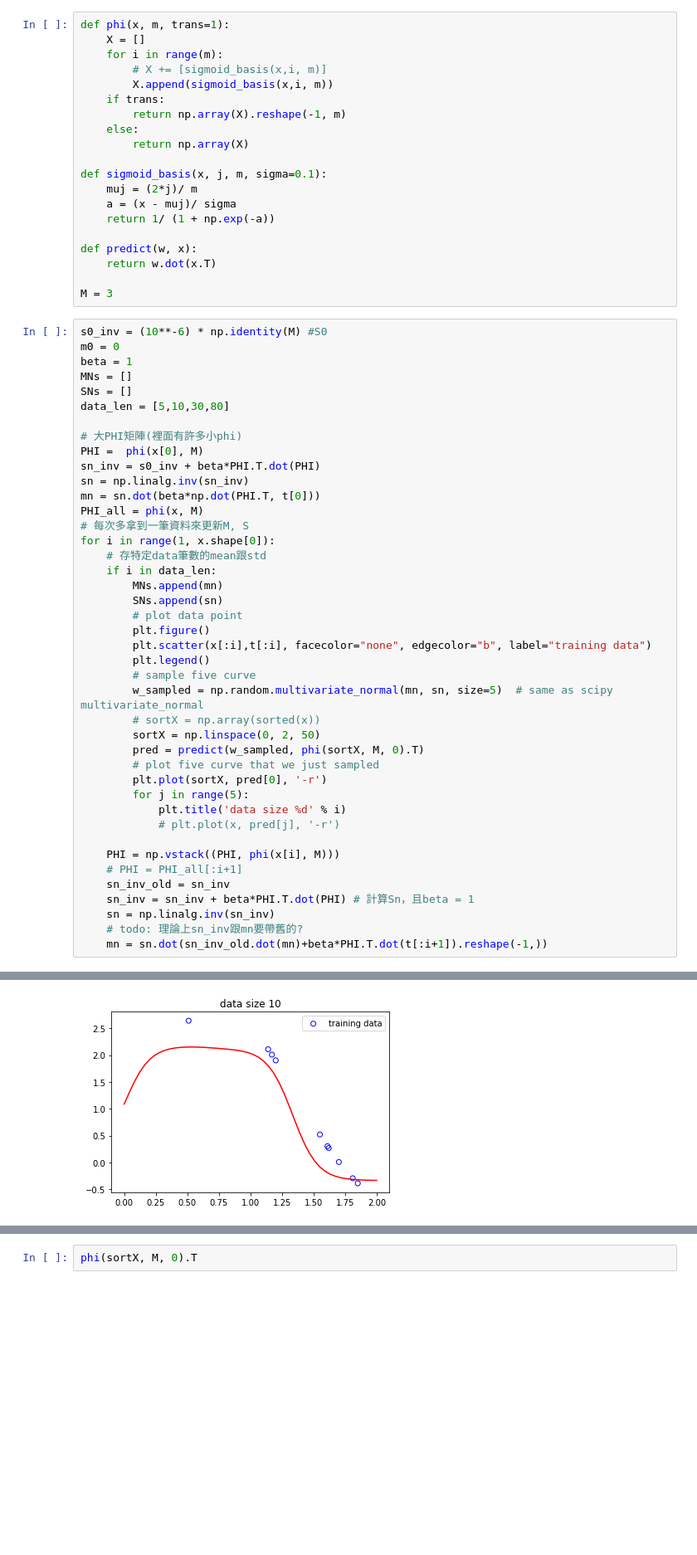
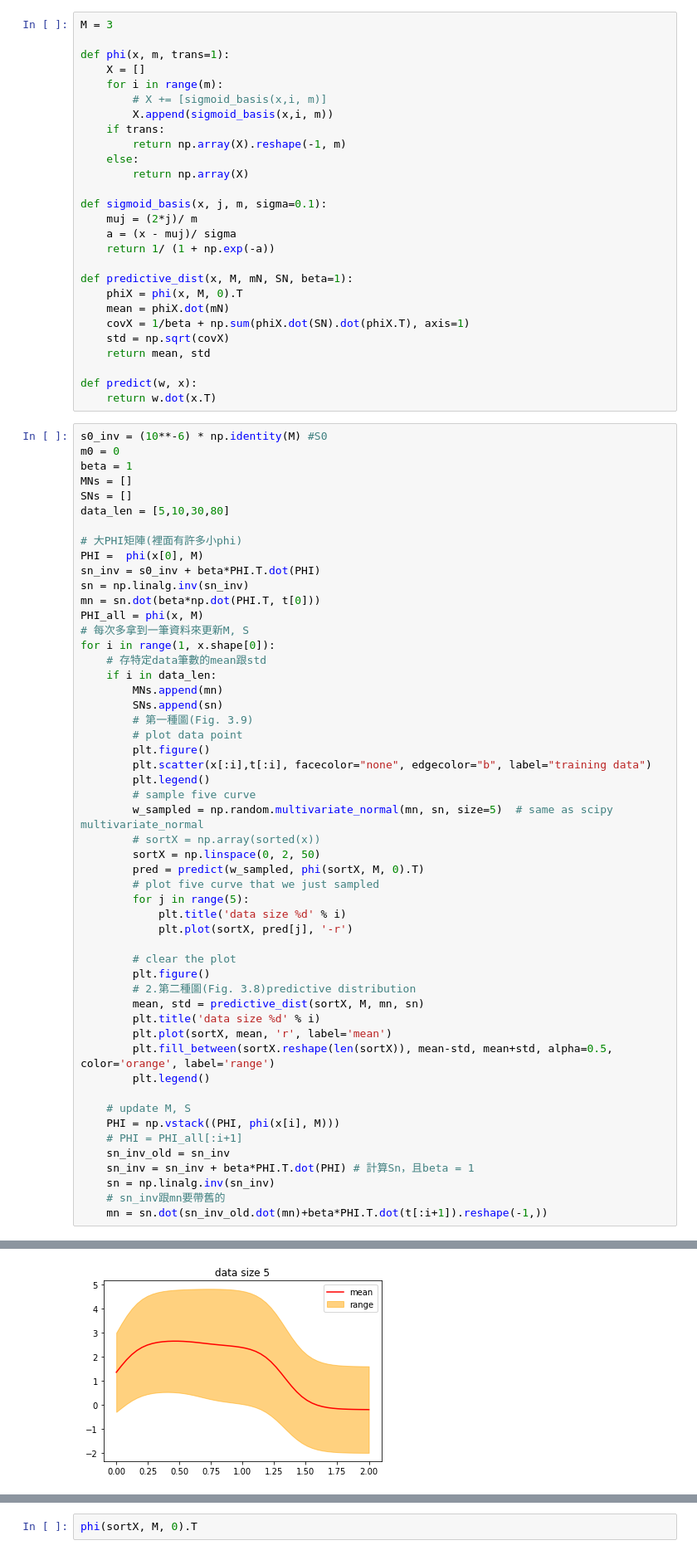
Before and after one commit to johnny12150/NCTU_ML, a Jupyter notebook: HW2/Seq learning.ipynb, the cells around one changed output, grey strips where cells are left out. Shown at 83% size. Saved outputs shown, nothing was run; the diff lists cells and outputs as text; blank space fills up the shorter version.

Commit message:
Plot second type of figure

```diff
--- a/HW2/Seq learning.ipynb
+++ b/HW2/Seq learning.ipynb
@@ -8,6 +8,8 @@ dataMat = scio.loadmat('./dataset/1_data.mat')
 x = dataMat['x']
 t = dataMat['t']
 # %%
+M = 3
+
 def phi(x, m, trans=1):
     X = []
     for i in range(m):
@@ -23,10 +25,15 @@ def sigmoid_basis(x, j, m, sigma=0.1):
     a = (x - muj)/ sigma
     return 1/ (1 + np.exp(-a))
 
+def predictive_dist(x, M, mN, SN, beta=1):
+    phiX = phi(x, M, 0).T
+    mean = phiX.dot(mN)
+    covX = 1/beta + np.sum(phiX.dot(SN).dot(phiX.T), axis=1)
+    std = np.sqrt(covX)
+    return mean, std
+
 def predict(w, x):
     return w.dot(x.T)
-
-M = 3
 # %%
 s0_inv = (10**-6) * np.identity(M) #S0
 m0 = 0
@@ -47,6 +54,7 @@ for i in range(1, x.shape[0]):
     if i in data_len:
         MNs.append(mn)
         SNs.append(sn)
+        # 第一種圖(Fig. 3.9)
         # plot data point
         plt.figure()
         plt.scatter(x[:i],t[:i], facecolor="none", edgecolor="b", label="training data")
@@ -57,16 +65,25 @@ for i in range(1, x.shape[0]):
         sortX = np.linspace(0, 2, 50)
         pred = predict(w_sampled, phi(sortX, M, 0).T)
         # plot five curve that we just sampled
-        plt.plot(sortX, pred[0], '-r')
         for j in range(5):
             plt.title('data size %d' % i)
-            # plt.plot(x, pred[j], '-r')
+            plt.plot(sortX, pred[j], '-r')
 
+        # clear the plot
+        plt.figure()
+        # 2.第二種圖(Fig. 3.8)predictive distribution
+        mean, std = predictive_dist(sortX, M, mn, sn)
+        plt.title('data size %d' % i)
+        plt.plot(sortX, mean, 'r', label='mean')
+        plt.fill_between(sortX.reshape(len(sortX)), mean-std, mean+std, alpha=0.5, color='orange', label='range')
+        plt.legend()
+
+    # update M, S
     PHI = np.vstack((PHI, phi(x[i], M)))
     # PHI = PHI_all[:i+1]
     sn_inv_old = sn_inv
     sn_inv = sn_inv + beta*PHI.T.dot(PHI) # 計算Sn，且beta = 1
     sn = np.linalg.inv(sn_inv)
-    # todo: 理論上sn_inv跟mn要帶舊的?
+    # sn_inv跟mn要帶舊的
     mn = sn.dot(sn_inv_old.dot(mn)+beta*PHI.T.dot(t[:i+1]).reshape(-1,))
 # %% [output]
@@ -74 +91 @@ for i in range(1, x.shape[0]):
-[figure, old version]
+[figure, new version]
```
Also changed, not shown: parts of 1 cell of this notebook.
